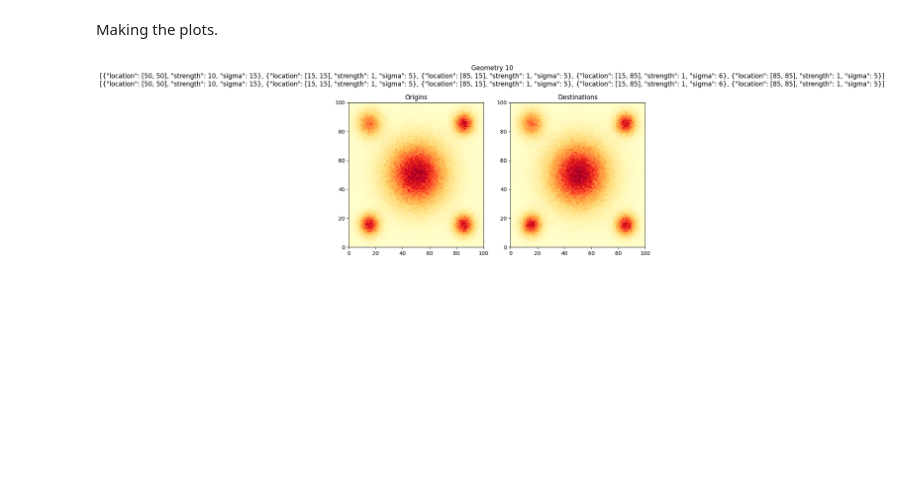
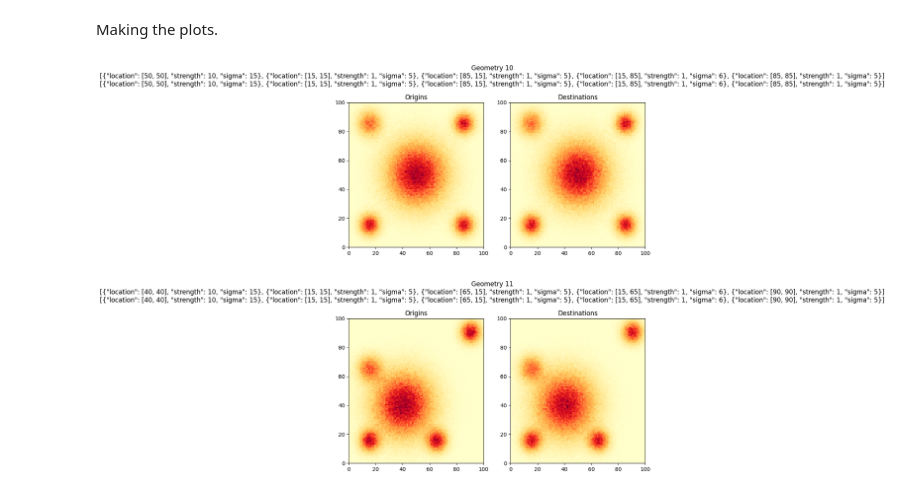
Before and after one commit to Tmmn/taxi, a Jupyter notebook: notebooks/geom_development.ipynb, the cells around one changed output. Saved outputs shown, nothing was run; the diff lists cells and outputs as text; code cells hidden in the pictures; blank space fills up the shorter version.

```diff
--- a/notebooks/geom_development.ipynb
+++ b/notebooks/geom_development.ipynb
@@ -122,3 +122,7 @@ Making the plots.
 plot_geoms(10)
 # %% [output]
 [figure]
+# %%
+plot_geoms(11)
+# %% [output]
+[figure, added]
```
Also changed, not shown: parts of 2 cells of this notebook, 23 other files.
